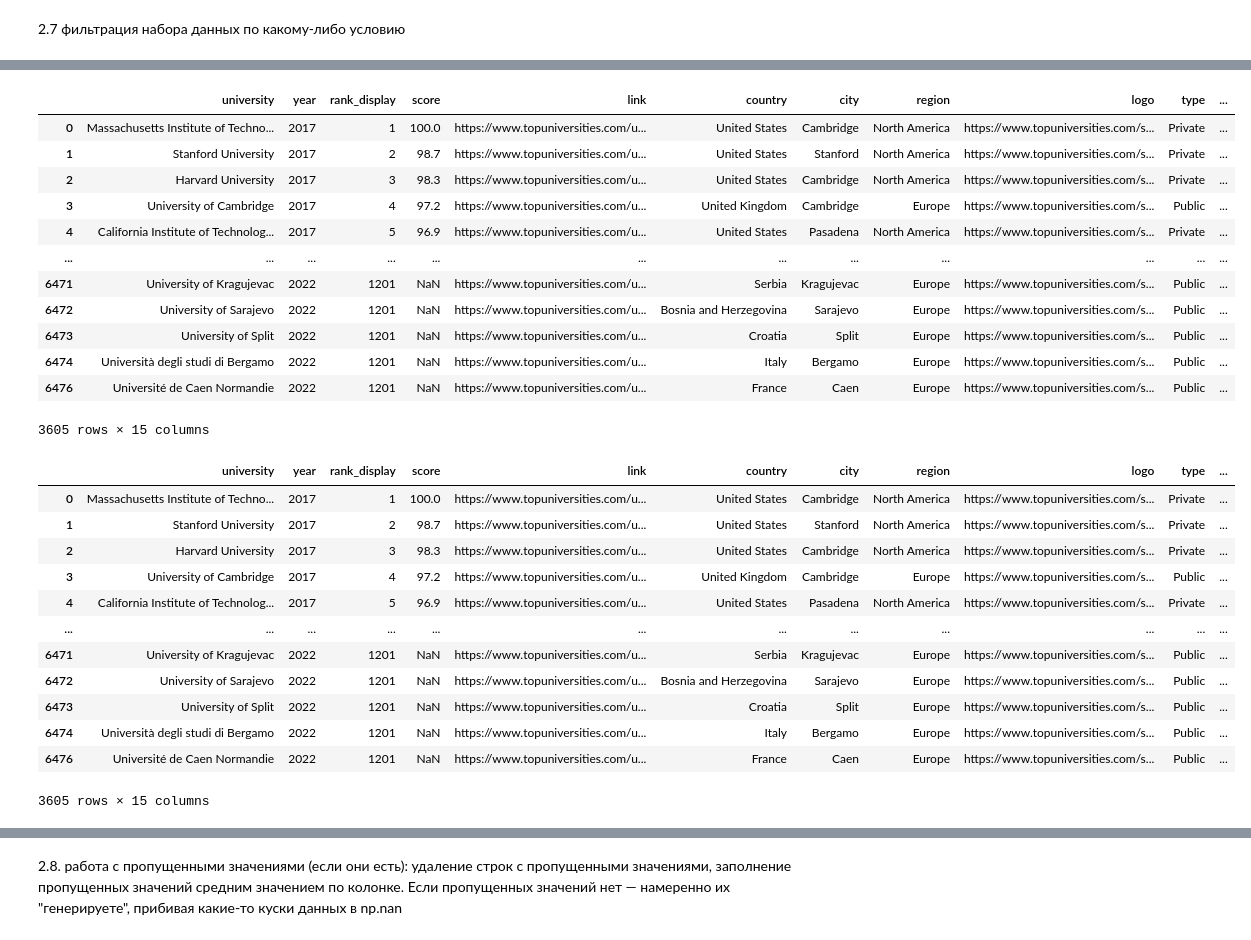
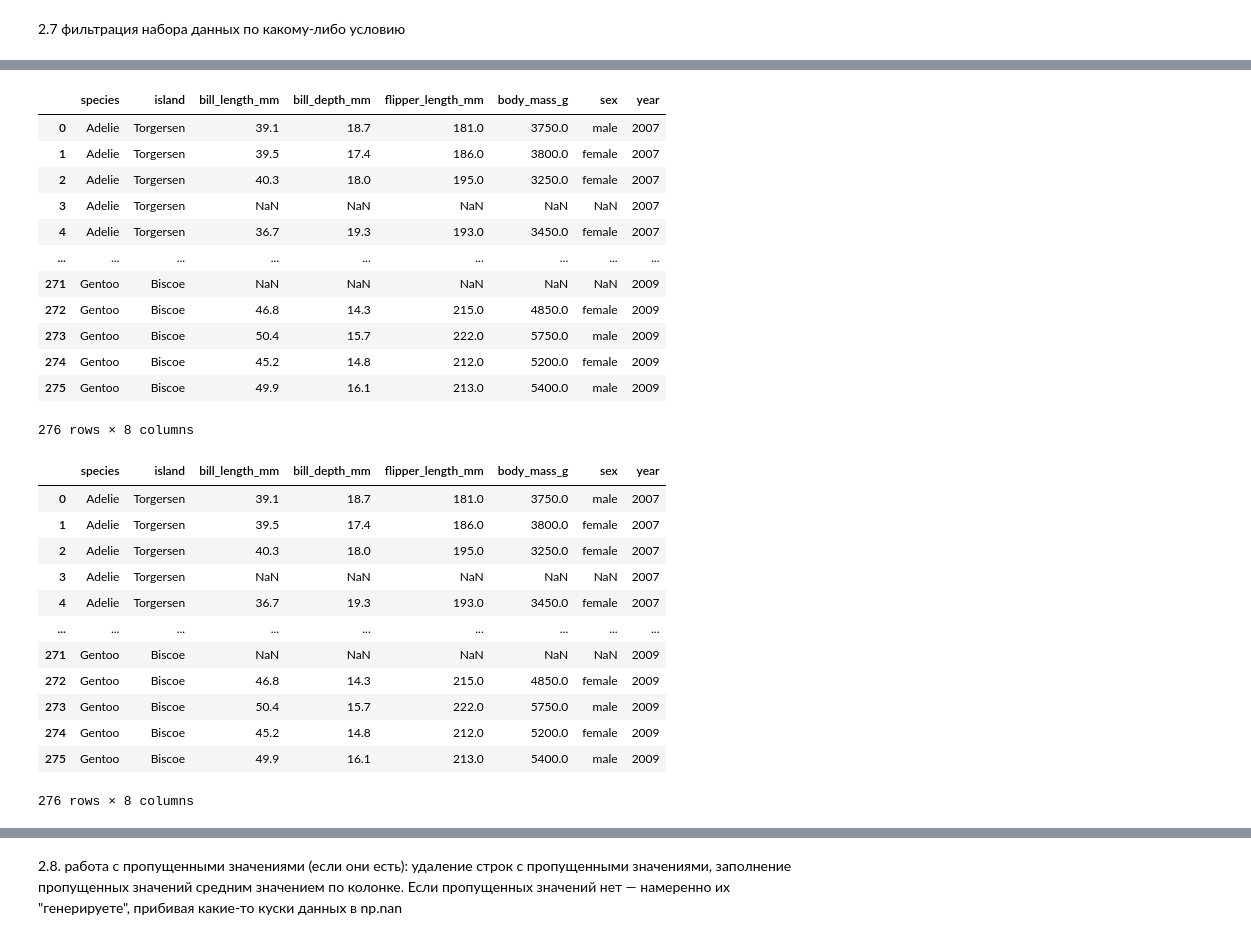
Before and after one commit to NikitaKharitonov/dat-labs, a Jupyter notebook: lab_1_pandas_6133-010402D_Харитонов.ipynb, the cells around one changed output, grey strips where cells are left out. Drawn from its saved outputs; the diff is of its cells as text; code cells hidden in the pictures.

```diff
--- a/lab_1_pandas_6133-010402D_Харитонов.ipynb
+++ b/lab_1_pandas_6133-010402D_Харитонов.ipynb
@@ -11,0 +17,9 @@ data = pd.read_csv('qs-world-university-rankings-2017-to-2022-V2.csv')
+# %%
+import pandas as pd
+import numpy as np
+import random
+import matplotlib.pyplot as plt
+from palmerpenguins import load_penguins
+
+data = load_penguins()
+data.dtypes
@@ -134,32 +290,32 @@ data.loc[data['region'] == 'Europe'].head(n)
 # %%
-data.loc[(data['region'] == 'Europe') | (data['region'] == 'North America')]
+data.loc[(data['species'] == 'Adelie') | (data['species'] == 'Gentoo')]
 # %% [output]
-|  | university | year | rank_display | score | link | country | city | region | logo | type | ... |
-| 0 | Massachusetts Institute of Techno... | 2017 | 1 | 100.0 | https://www.topuniversities.com/u... | United States | Cambridge | North America | https://www.topuniversities.com/s... | Private | ... |
-| 1 | Stanford University | 2017 | 2 | 98.7 | https://www.topuniversities.com/u... | United States | Stanford | North America | https://www.topuniversities.com/s... | Private | ... |
-| 2 | Harvard University | 2017 | 3 | 98.3 | https://www.topuniversities.com/u... | United States | Cambridge | North America | https://www.topuniversities.com/s... | Private | ... |
-| 3 | University of Cambridge | 2017 | 4 | 97.2 | https://www.topuniversities.com/u... | United Kingdom | Cambridge | Europe | https://www.topuniversities.com/s... | Public | ... |
-| 4 | California Institute of Technolog... | 2017 | 5 | 96.9 | https://www.topuniversities.com/u... | United States | Pasadena | North America | https://www.topuniversities.com/s... | Private | ... |
-| ... | ... | ... | ... | ... | ... | ... | ... | ... | ... | ... | ... |
-| 6471 | University of Kragujevac | 2022 | 1201 | NaN | https://www.topuniversities.com/u... | Serbia | Kragujevac | Europe | https://www.topuniversities.com/s... | Public | ... |
-| 6472 | University of Sarajevo | 2022 | 1201 | NaN | https://www.topuniversities.com/u... | Bosnia and Herzegovina | Sarajevo | Europe | https://www.topuniversities.com/s... | Public | ... |
-| 6473 | University of Split | 2022 | 1201 | NaN | https://www.topuniversities.com/u... | Croatia | Split | Europe | https://www.topuniversities.com/s... | Public | ... |
-| 6474 | Università degli studi di Bergamo | 2022 | 1201 | NaN | https://www.topuniversities.com/u... | Italy | Bergamo | Europe | https://www.topuniversities.com/s... | Public | ... |
-| 6476 | Université de Caen Normandie | 2022 | 1201 | NaN | https://www.topuniversities.com/u... | France | Caen | Europe | https://www.topuniversities.com/s... | Public | ... |
+|  | species | island | bill_length_mm | bill_depth_mm | flipper_length_mm | body_mass_g | sex | year |
+| 0 | Adelie | Torgersen | 39.1 | 18.7 | 181.0 | 3750.0 | male | 2007 |
+| 1 | Adelie | Torgersen | 39.5 | 17.4 | 186.0 | 3800.0 | female | 2007 |
+| 2 | Adelie | Torgersen | 40.3 | 18.0 | 195.0 | 3250.0 | female | 2007 |
+| 3 | Adelie | Torgersen | NaN | NaN | NaN | NaN | NaN | 2007 |
+| 4 | Adelie | Torgersen | 36.7 | 19.3 | 193.0 | 3450.0 | female | 2007 |
+| ... | ... | ... | ... | ... | ... | ... | ... | ... |
+| 271 | Gentoo | Biscoe | NaN | NaN | NaN | NaN | NaN | 2009 |
+| 272 | Gentoo | Biscoe | 46.8 | 14.3 | 215.0 | 4850.0 | female | 2009 |
+| 273 | Gentoo | Biscoe | 50.4 | 15.7 | 222.0 | 5750.0 | male | 2009 |
+| 274 | Gentoo | Biscoe | 45.2 | 14.8 | 212.0 | 5200.0 | female | 2009 |
+| 275 | Gentoo | Biscoe | 49.9 | 16.1 | 213.0 | 5400.0 | male | 2009 |
-3605 rows × 15 columns
+276 rows × 8 columns
 # %%
-data.loc[data['region'].isin(['Europe', 'North America'])]
+data.loc[data['species'].isin(['Adelie', 'Gentoo'])]
 # %% [output]
-|  | university | year | rank_display | score | link | country | city | region | logo | type | ... |
-| 0 | Massachusetts Institute of Techno... | 2017 | 1 | 100.0 | https://www.topuniversities.com/u... | United States | Cambridge | North America | https://www.topuniversities.com/s... | Private | ... |
-| 1 | Stanford University | 2017 | 2 | 98.7 | https://www.topuniversities.com/u... | United States | Stanford | North America | https://www.topuniversities.com/s... | Private | ... |
-| 2 | Harvard University | 2017 | 3 | 98.3 | https://www.topuniversities.com/u... | United States | Cambridge | North America | https://www.topuniversities.com/s... | Private | ... |
-| 3 | University of Cambridge | 2017 | 4 | 97.2 | https://www.topuniversities.com/u... | United Kingdom | Cambridge | Europe | https://www.topuniversities.com/s... | Public | ... |
-| 4 | California Institute of Technolog... | 2017 | 5 | 96.9 | https://www.topuniversities.com/u... | United States | Pasadena | North America | https://www.topuniversities.com/s... | Private | ... |
-| ... | ... | ... | ... | ... | ... | ... | ... | ... | ... | ... | ... |
-| 6471 | University of Kragujevac | 2022 | 1201 | NaN | https://www.topuniversities.com/u... | Serbia | Kragujevac | Europe | https://www.topuniversities.com/s... | Public | ... |
-| 6472 | University of Sarajevo | 2022 | 1201 | NaN | https://www.topuniversities.com/u... | Bosnia and Herzegovina | Sarajevo | Europe | https://www.topuniversities.com/s... | Public | ... |
-| 6473 | University of Split | 2022 | 1201 | NaN | https://www.topuniversities.com/u... | Croatia | Split | Europe | https://www.topuniversities.com/s... | Public | ... |
-| 6474 | Università degli studi di Bergamo | 2022 | 1201 | NaN | https://www.topuniversities.com/u... | Italy | Bergamo | Europe | https://www.topuniversities.com/s... | Public | ... |
-| 6476 | Université de Caen Normandie | 2022 | 1201 | NaN | https://www.topuniversities.com/u... | France | Caen | Europe | https://www.topuniversities.com/s... | Public | ... |
+|  | species | island | bill_length_mm | bill_depth_mm | flipper_length_mm | body_mass_g | sex | year |
+| 0 | Adelie | Torgersen | 39.1 | 18.7 | 181.0 | 3750.0 | male | 2007 |
+| 1 | Adelie | Torgersen | 39.5 | 17.4 | 186.0 | 3800.0 | female | 2007 |
+| 2 | Adelie | Torgersen | 40.3 | 18.0 | 195.0 | 3250.0 | female | 2007 |
+| 3 | Adelie | Torgersen | NaN | NaN | NaN | NaN | NaN | 2007 |
+| 4 | Adelie | Torgersen | 36.7 | 19.3 | 193.0 | 3450.0 | female | 2007 |
+| ... | ... | ... | ... | ... | ... | ... | ... | ... |
+| 271 | Gentoo | Biscoe | NaN | NaN | NaN | NaN | NaN | 2009 |
+| 272 | Gentoo | Biscoe | 46.8 | 14.3 | 215.0 | 4850.0 | female | 2009 |
+| 273 | Gentoo | Biscoe | 50.4 | 15.7 | 222.0 | 5750.0 | male | 2009 |
+| 274 | Gentoo | Biscoe | 45.2 | 14.8 | 212.0 | 5200.0 | female | 2009 |
+| 275 | Gentoo | Biscoe | 49.9 | 16.1 | 213.0 | 5400.0 | male | 2009 |
-3605 rows × 15 columns
+276 rows × 8 columns
```
Also changed, not shown: parts of 66 cells of this notebook.
